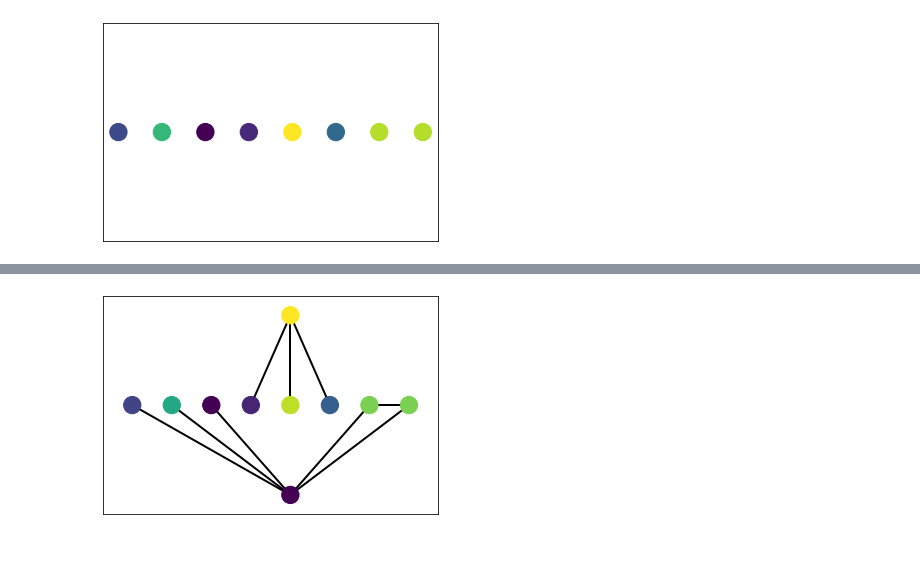
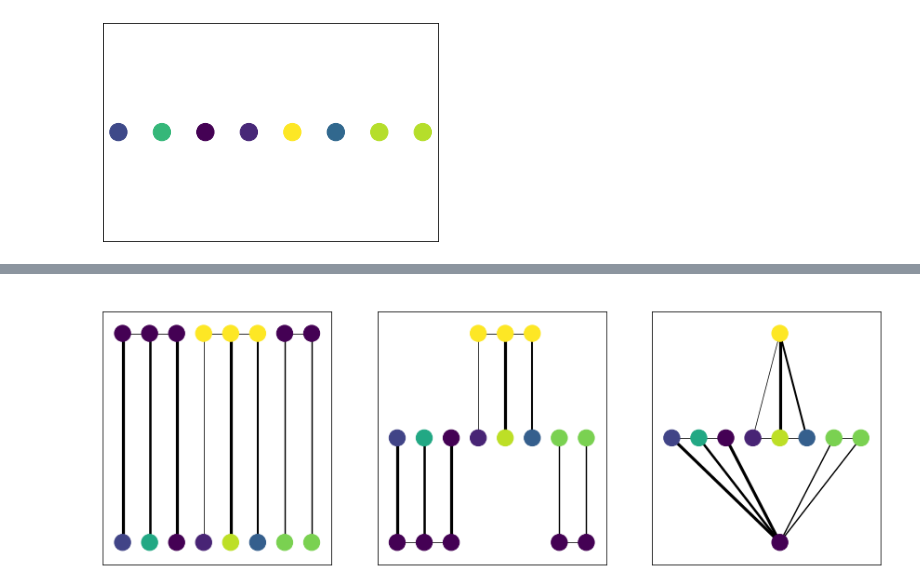
Before and after one commit to emillma/TTK8102_mrf, a Jupyter notebook: src/mrf/graph_cut.ipynb, the cells around one changed output, grey strips where cells are left out. Drawn from its saved outputs; the diff is of its cells as text; code cells hidden in the pictures; blank space fills up the shorter version.

```diff
--- a/src/mrf/graph_cut.ipynb
+++ b/src/mrf/graph_cut.ipynb
@@ -62,10 +67,9 @@ draw_graph(graph)
 [figure]
 # %%
 initial_guess = [(i//3) % 2 for i in range(len(image_values))] #000111000111...
-segmentation_nodes = [SegmentationNode(c, i, 1)
-                      for i, c in enumerate(initial_guess)]
-node_pos.update(dict([(node, node.pos()) for node in image_nodes]))
+segmentation_nodes = [SegmentationNode(guess, i, 1)
+                      for i, guess in enumerate(initial_guess)]
+initial_graph.add_nodes_from(segmentation_nodes)
 
-nodelist = image_nodes + segmentation_nodes
-draw_graph(graph)
+draw_graph(initial_graph)
 # %% [output]
@@ -78,16 +82,17 @@ def edge_energy(node0: NodeWithPos, node1: NodeWithPos, weight: float = 1):
     return weight if node0.value == node1.value else 0
 
 limit = 0.8
-weight = 0.5
-# add energy for being close to image
+weight = 0.2
+
+# add energy for being close to image (vertical lines)
 for img_node, seg_node in zip(image_nodes, segmentation_nodes):
-    graph.add_edge(seg_node, img_node,
+    initial_graph.add_edge(seg_node, img_node,
                    capacity=similarity_energy(seg_node, img_node, limit))
 
-# add energy for being close to neighbor
+# add energy for being close to neighbor (horizontal lines)
 for seg1, seg2 in zip(segmentation_nodes[:-1], segmentation_nodes[1:]):
-    graph.add_edge(seg1, seg2,
+    initial_graph.add_edge(seg1, seg2,
                    capacity=edge_energy(seg1, seg2, weight))
 
-draw_graph(graph)
+draw_graph(initial_graph)
 # %% [output]
@@ -117,17 +122,29 @@ draw_graph(graph)
 # %%
 class_0 = ClassNode(0, len(image_nodes)/2, -1)
 class_1 = ClassNode(1, len(image_nodes)/2, 1)
 
-graph = nx.Graph()
+restructured_graph = nx.Graph()
 nodes = image_nodes + [class_0, class_1]
 
 for seg_node, img_node in zip(segmentation_nodes, image_nodes):
     class_ = class_0 if seg_node.value == 0 else class_1
-    graph.add_edge(img_node, class_, capacity=weight)
+    restructured_graph.add_edge(img_node, class_,
+                                capacity=similarity_energy(img_node, class_, limit))
 
-for img0, img1 in zip(image_nodes[:-1], image_nodes[1:]):
-    graph.add_edge(img0, img1, capacity=edge_energy(img0,img1, weight))
+for img0, img1, seg0, seg1 in zip(image_nodes[:-1], image_nodes[1:],
+                                  segmentation_nodes[:-1], segmentation_nodes[1:]):
+    if seg0.value == seg1.value:
+        restructured_graph.add_edge(
+            img0, img1, capacity=weight)
 
-draw_graph(graph)
+fig, ax = plt.subplots(1, 3, figsize=(15, 5))
+repos = [SegmentationNode(guess, i, 1 if guess else -1)
+                        for i, guess in enumerate(initial_guess)]
+intermediate = nx.relabel_nodes(initial_graph,
+                                dict(zip(segmentation_nodes, repos)))
+
+draw_graph(initial_graph, 'original graph', ax[0])
+draw_graph(intermediate, 'original graph, but repositioned', ax[1])
+draw_graph(restructured_graph, 'reformulated graph with same edge sum', ax[2])
 # %% [output]
-[figure, old version]
+[figure, new version]
```
Also changed, not shown: parts of 12 cells of this notebook.
